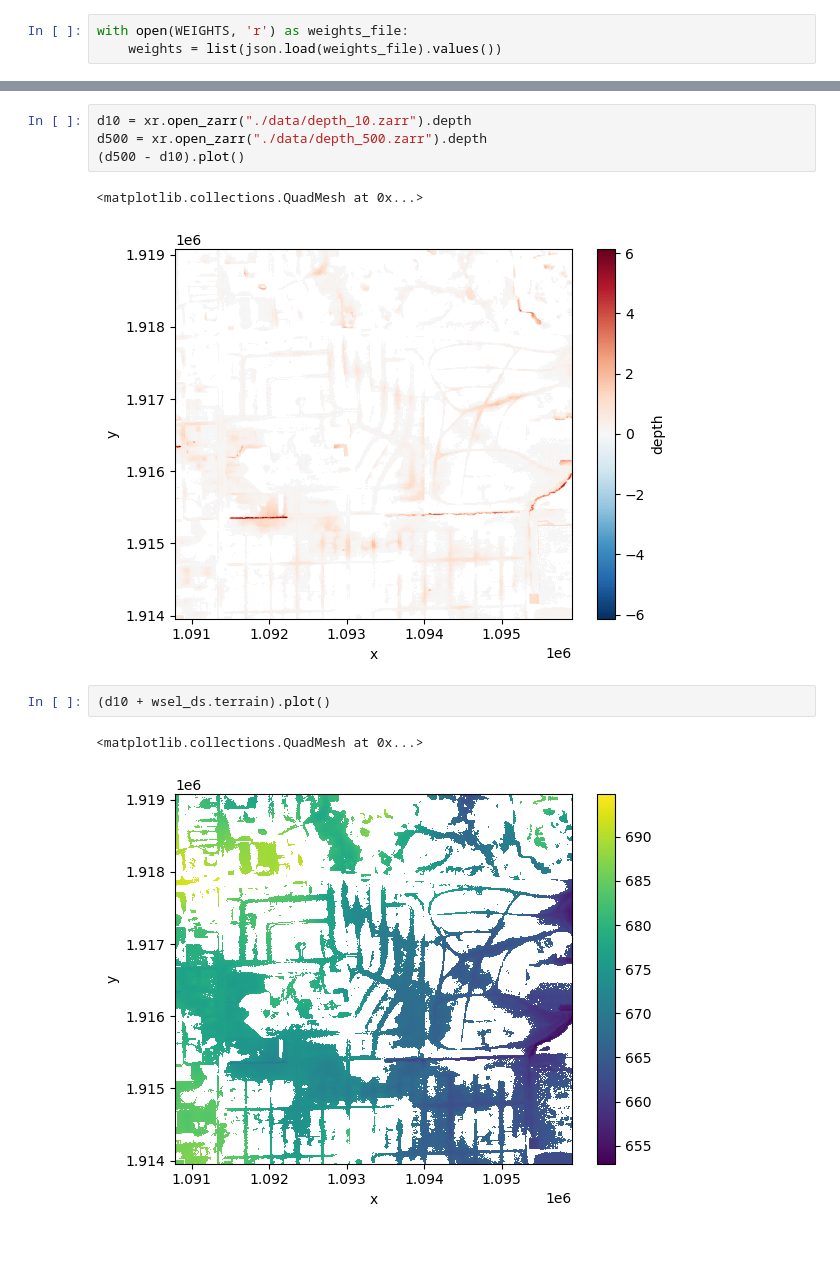
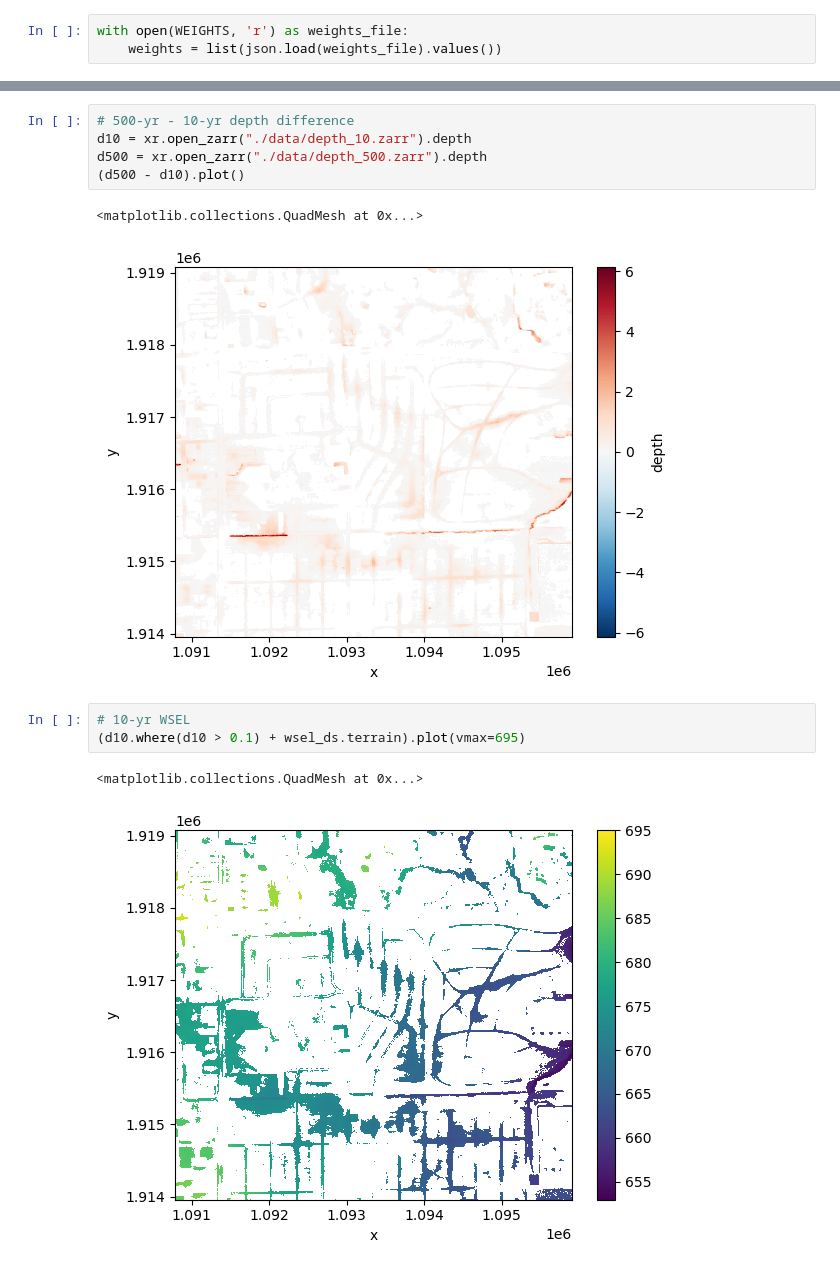
Before and after one commit to arc-pts/ffrd-grid-concept, a Jupyter notebook: ffrd-grid-concept.ipynb, the cells around one changed output, grey strips where cells are left out. Drawn from its saved outputs; the diff is of its cells as text.

```diff
--- a/ffrd-grid-concept.ipynb
+++ b/ffrd-grid-concept.ipynb
@@ -215,4 +360,5 @@ depth.where(depth > 0.1).plot()
 # %%
+# 500-yr - 10-yr depth difference
 d10 = xr.open_zarr("./data/depth_10.zarr").depth
 d500 = xr.open_zarr("./data/depth_500.zarr").depth
 (d500 - d10).plot()
@@ -220,7 +366,8 @@ d500 = xr.open_zarr("./data/depth_500.zarr").depth
 <matplotlib.collections.QuadMesh at 0x...>
 [figure]
 # %%
-(d10 + wsel_ds.terrain).plot()
+# 10-yr WSEL
+(d10.where(d10 > 0.1) + wsel_ds.terrain).plot(vmax=695)
 # %% [output]
 <matplotlib.collections.QuadMesh at 0x...>
-[figure, old version]
+[figure, new version]
```
Also changed, not shown: parts of 14 cells of this notebook, 1 other file.
